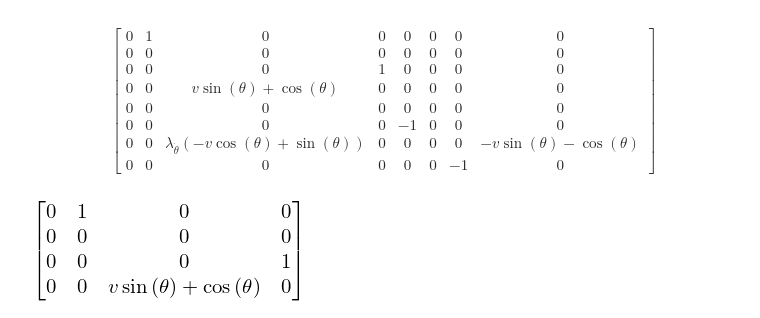
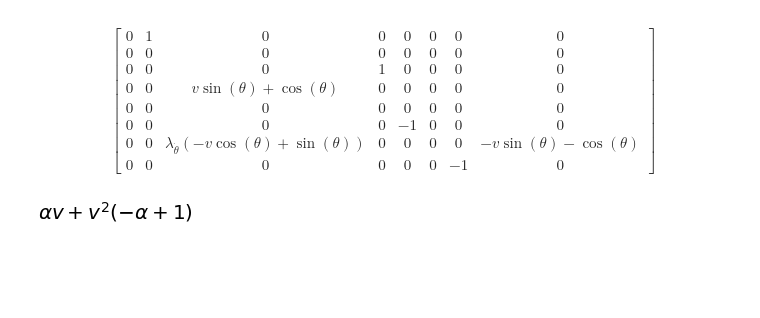
Before and after one commit to cisprague/icra2019, a Jupyter notebook: notebooks/dynamics.ipynb, the cells around one changed output. Cells and saved outputs as stored; diff of their text form; code cells hidden in the pictures; blank space fills up the shorter version.

```diff
--- a/notebooks/dynamics.ipynb
+++ b/notebooks/dynamics.ipynb
@@ -156,9 +156,9 @@ fs = Matrix([s, l])
 ddfs = dfs.jacobian(fs); simplify(ddfs)
 # %% [output]
 $$\left[\begin{matrix}0 & 1 & 0 & 0 & 0 & 0 & 0 & 0\\0 & 0 & 0 & 0 & 0 & 0 & 0 & 0\\0 & 0 & 0 & 1 & 0 & 0 & 0 & 0\\0 & 0 & v \sin{\left (\theta \right )} + \cos{\left (\theta \right )} & 0 & 0 & 0 & 0 & 0\\0 & 0 & 0 & 0 & 0 & 0 & 0 & 0\\0 & 0 & 0 & 0 & -1 & 0 & 0 & 0\\0 & 0 & \lambda_\dot{\theta} \left(- v \cos{\left (\theta \right )} + \sin{\left (\theta \right )}\right) & 0 & 0 & 0 & 0 & - v \sin{\left (\theta \right )} - \cos{\left (\theta \right )}\\0 & 0 & 0 & 0 & 0 & 0 & -1 & 0\end{matrix}\right]$$
-# %%
-dds
-# %% [output]
-[figure, removed]
+# %%
+L
+# %% [output]
+[figure, added]
 # %%
 H
```
Also changed, not shown: parts of 12 cells of this notebook, 7 other files.
